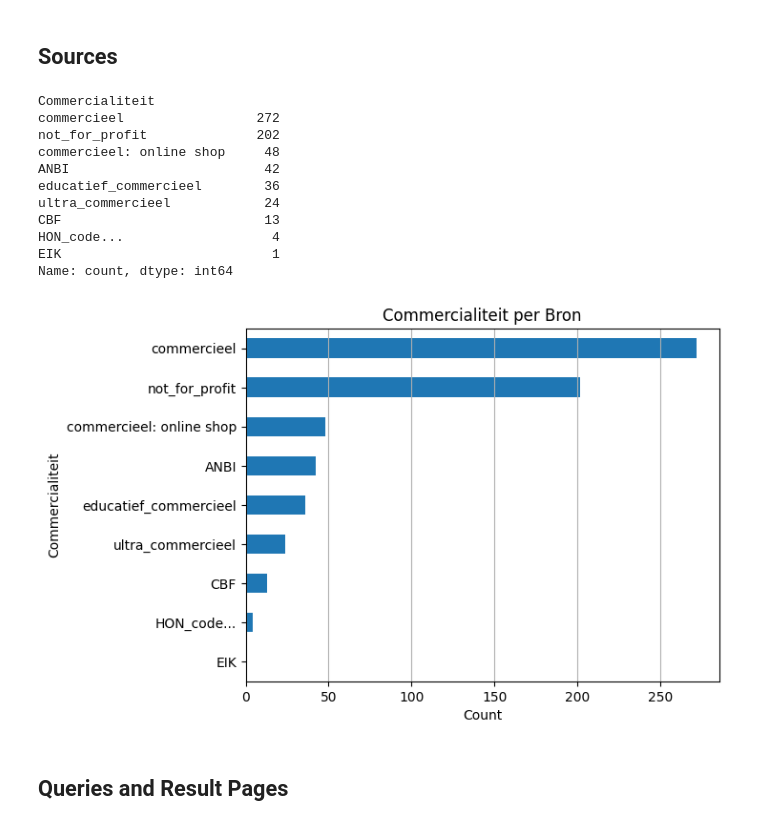
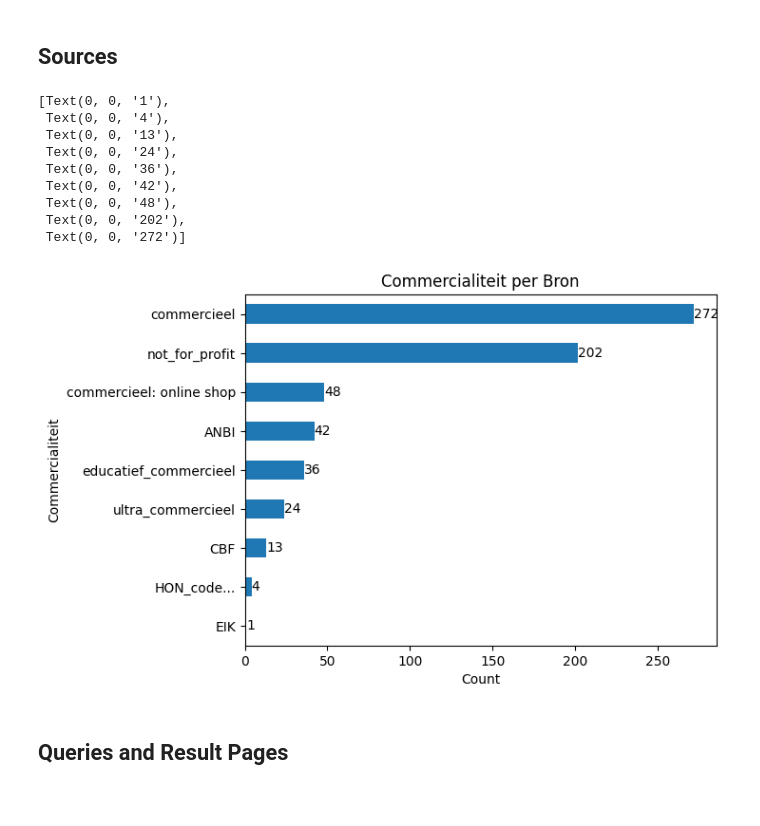
Before and after one commit to SlimZoeken/100queries, a Jupyter notebook: notebooks/analysis.ipynb, the cells around one changed output. Cells and saved outputs as stored; diff of their text form; code cells hidden in the pictures.

Commit message:
Add bar labels for counts.

```diff
--- a/notebooks/analysis.ipynb
+++ b/notebooks/analysis.ipynb
@@ -183,30 +229,31 @@ results["Bronnen DB"].value_counts().filter(regex="^[^*]")[:n].sort_values(
 # %% [markdown]
 ## Sources
-# %%
-sources["Commercialiteit"].str.split(",").explode().str.strip().value_counts()
-# %% [output]
-Commercialiteit
-commercieel                 272
-not_for_profit              202
-commercieel: online shop     48
-ANBI                         42
-educatief_commercieel        36
-ultra_commercieel            24
-CBF                          13
-HON_code...                   4
-EIK                           1
-Name: count, dtype: int64
 # %%
-sources["Commercialiteit"].str.split(",").explode().str.strip().value_counts(
-    ascending=True
-).plot(
-    kind="barh",
-    title="Commercialiteit per Bron",
-    xlabel="Count",
-    ylabel="Commercialiteit",
-).grid(axis="x")
+ax = (
+    sources["Commercialiteit"]
+    .str.split(",")
+    .explode()
+    .str.strip()
+    .value_counts(ascending=True)
+    .plot(
+        kind="barh",
+        title="Commercialiteit per Bron",
+        xlabel="Count",
+        ylabel="Commercialiteit",
+    )
+)
+ax.bar_label(ax.containers[0])
 # %% [output]
+[Text(0, 0, '1'),
+ Text(0, 0, '4'),
+ Text(0, 0, '13'),
+ Text(0, 0, '24'),
+ Text(0, 0, '36'),
+ Text(0, 0, '42'),
+ Text(0, 0, '48'),
+ Text(0, 0, '202'),
+ Text(0, 0, '272')]
-[figure, old version]
+[figure, new version]
 # %% [markdown]
 ## Queries and Result Pages
 # %%
```
Also changed, not shown: parts of 4 cells of this notebook.
